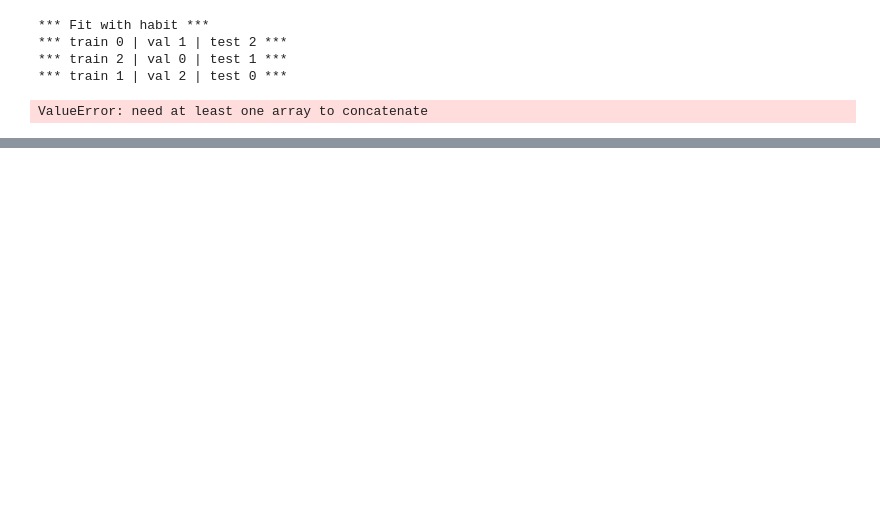
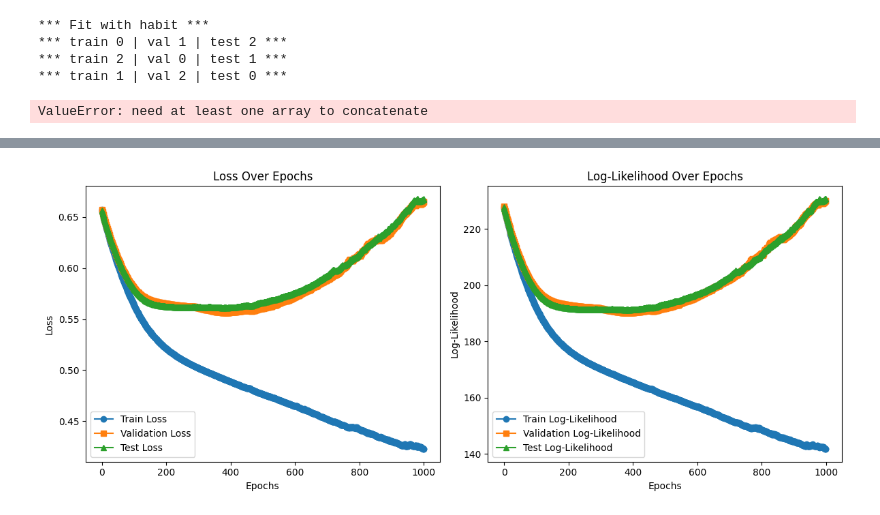
Before and after one commit to mayamarcus8/distinguishing_exploration_and_noise_with_rnn_internal_properties, a Jupyter notebook: study_1_simulation/code/sim_fit_predict.ipynb, the cells around one changed output, grey strips where cells are left out. Cells and saved outputs as stored; diff of their text form; code cells hidden in the pictures; blank space fills up the shorter version.

```diff
--- a/study_1_simulation/code/sim_fit_predict.ipynb
+++ b/study_1_simulation/code/sim_fit_predict.ipynb
@@ -36,6 +24,6 @@ cuda
 # %%
 # num of agent
-num_of_agents = 100
+num_of_agents = 40
 
 # num of block
 num_of_block = 3
@@ -95,11 +51,10 @@ Model habit
 # %%
 # upload data
 all_data = []
-for sim in range(num_of_block):
+for sim in range(1,num_of_block+1):
     data_per_block = []
-    for m in tqdm(models):
-        for agent in range(num_of_agents):
-            data_per_block.append((pd.read_csv(f'../data/{m}/{m}_agent_{agent}_sim_{sim}.csv')))
+    for agent in range(1,num_of_agents+1):
+        data_per_block.append((pd.read_csv(f'../data/exploration/exploration_agent_{agent}_sim_{sim}.csv')))
     all_data.append(data_per_block)
 
 block_0 = all_data[0]
@@ -195,7 +146,7 @@ df_the = pd.DataFrame(data_results)
 ValueError: need at least one array to concatenate
 # %%
 K = 5
-N = num_of_agents*1 # 3 models
+N = num_of_agents
 
 data_results_lr = {
 
@@ -272,10 +223,10 @@ df_lr = pd.DataFrame(data_results_lr)
 df = pd.concat([df_the,df_lr],axis=1)
 df.to_csv('../results/theory_lr.csv')
 # %%
-N = num_of_agents*1 # 3 models
+N = num_of_agents
 
-INPUT_SIZE = 5
-OUTPUT_SIZE = 2
+INPUT_SIZE = 4 # 3 for the action (one-hot format) and 1 for the reward of the chosen action
+OUTPUT_SIZE = 3 # probabilities of choosing each action in the next trial
 LERANING_RATE = 0.001
 
 hidden_size = 5
@@ -334,0 +300,48 @@ with open('../results/ll_test.pickle', 'wb') as handle:
+# %%
+import matplotlib.pyplot as plt
+import pickle
+
+# Load the results from pickle files
+file_paths = {
+    "loss_train": "../results/loss_train.pickle",
+    "loss_val": "../results/loss_val.pickle",
+    "loss_test": "../results/loss_test.pickle",
+    "ll_train": "../results/ll_train.pickle",
+    "ll_val": "../results/ll_val.pickle",
+    "ll_test": "../results/ll_test.pickle"
+}
+
+results = {}
+for key, path in file_paths.items():
+    with open(path, 'rb') as handle:
+        results[key] = pickle.load(handle)
+
+# Convert lists of lists to averaged lists per epoch
+epochs = len(results["loss_train"][0])  # Assuming all have the same epoch length
+avg_results = {key: [sum(epoch) / len(epoch) for epoch in zip(*values)] for key, values in results.items()}
+
+# Plotting loss and log-likelihood
+fig, axes = plt.subplots(1, 2, figsize=(12, 5))
+
+# Loss plot
+axes[0].plot(range(epochs), avg_results["loss_train"], label="Train Loss", marker="o")
+axes[0].plot(range(epochs), avg_results["loss_val"], label="Validation Loss", marker="s")
+axes[0].plot(range(epochs), avg_results["loss_test"], label="Test Loss", marker="^")
+axes[0].set_title("Loss Over Epochs")
+axes[0].set_xlabel("Epochs")
+axes[0].set_ylabel("Loss")
+axes[0].legend()
+
+# Log-likelihood plot
+axes[1].plot(range(epochs), avg_results["ll_train"], label="Train Log-Likelihood", marker="o")
+axes[1].plot(range(epochs), avg_results["ll_val"], label="Validation Log-Likelihood", marker="s")
+axes[1].plot(range(epochs), avg_results["ll_test"], label="Test Log-Likelihood", marker="^")
+axes[1].set_title("Log-Likelihood Over Epochs")
+axes[1].set_xlabel("Epochs")
+axes[1].set_ylabel("Log-Likelihood")
+axes[1].legend()
+
+plt.tight_layout()
+plt.show()
+# %% [output]
+[figure, added]
```
Also changed, not shown: parts of 4 cells of this notebook, 7 other files.
